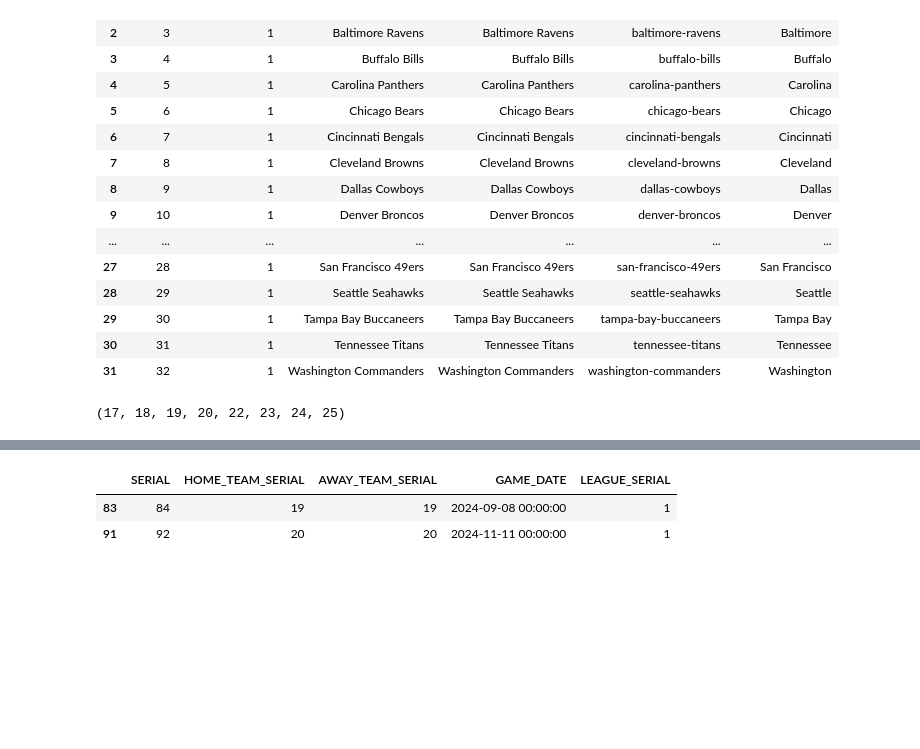
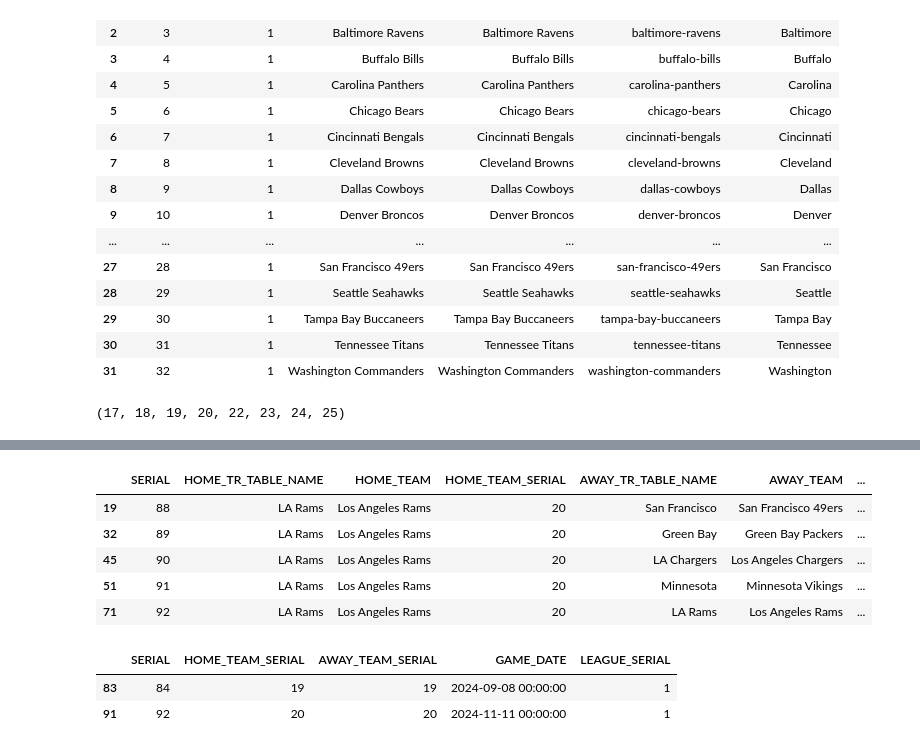
Before and after one commit to tmccoy94/Sports_Data_Project, a Jupyter notebook: test2.ipynb, the cells around one changed output, grey strips where cells are left out. Saved outputs shown, nothing was run; the diff lists cells and outputs as text; code cells hidden in the pictures; blank space fills up the shorter version.

```diff
--- a/test2.ipynb
+++ b/test2.ipynb
@@ -286,3 +298,12 @@ games_to_fix.iloc[15:25,]
+# %%
+fix_grpby.get_group('Los Angeles Rams').drop_duplicates(subset='SERIAL')
+# %% [output]
+|  | SERIAL | HOME_TR_TABLE_NAME | HOME_TEAM | HOME_TEAM_SERIAL | AWAY_TR_TABLE_NAME | AWAY_TEAM | ... |
+| 19 | 88 | LA Rams | Los Angeles Rams | 20 | San Francisco | San Francisco 49ers | ... |
+| 32 | 89 | LA Rams | Los Angeles Rams | 20 | Green Bay | Green Bay Packers | ... |
+| 45 | 90 | LA Rams | Los Angeles Rams | 20 | LA Chargers | Los Angeles Chargers | ... |
+| 51 | 91 | LA Rams | Los Angeles Rams | 20 | Minnesota | Minnesota Vikings | ... |
+| 71 | 92 | LA Rams | Los Angeles Rams | 20 | LA Rams | Los Angeles Rams | ... |
 # %%
 games_df = manager.dataframe_query('select * from GAMES')
 
```
Also changed, not shown: parts of 5 cells of this notebook, 2 other files.
